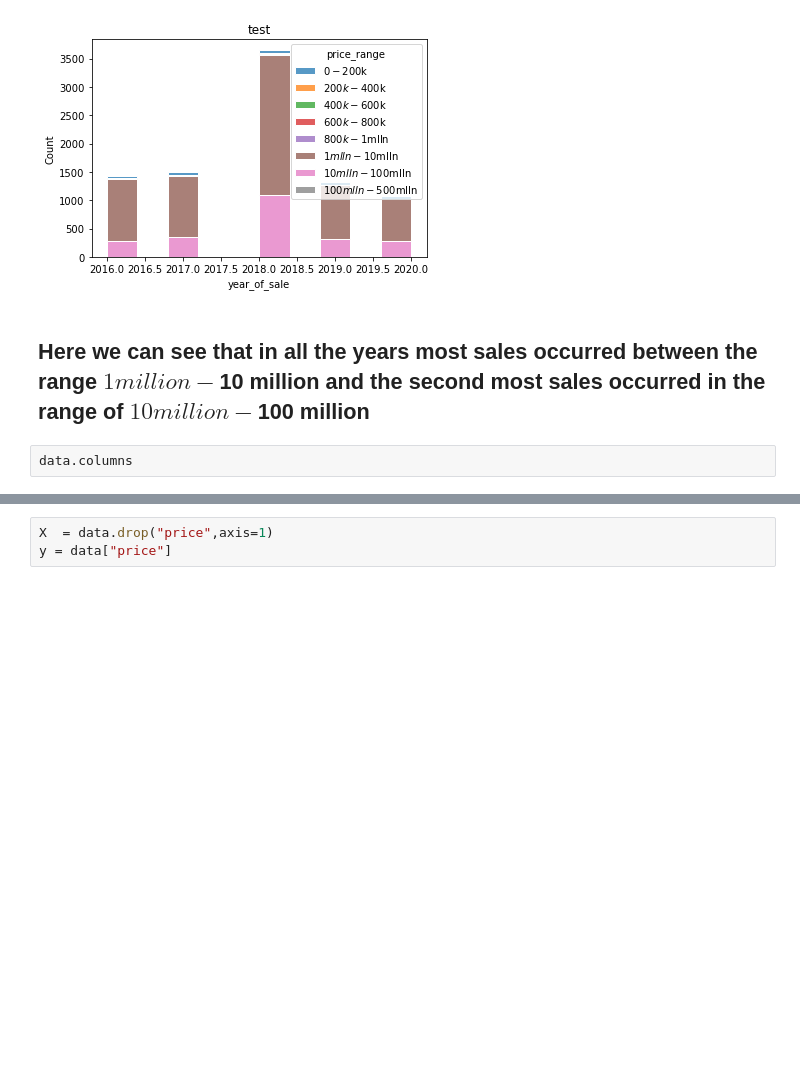
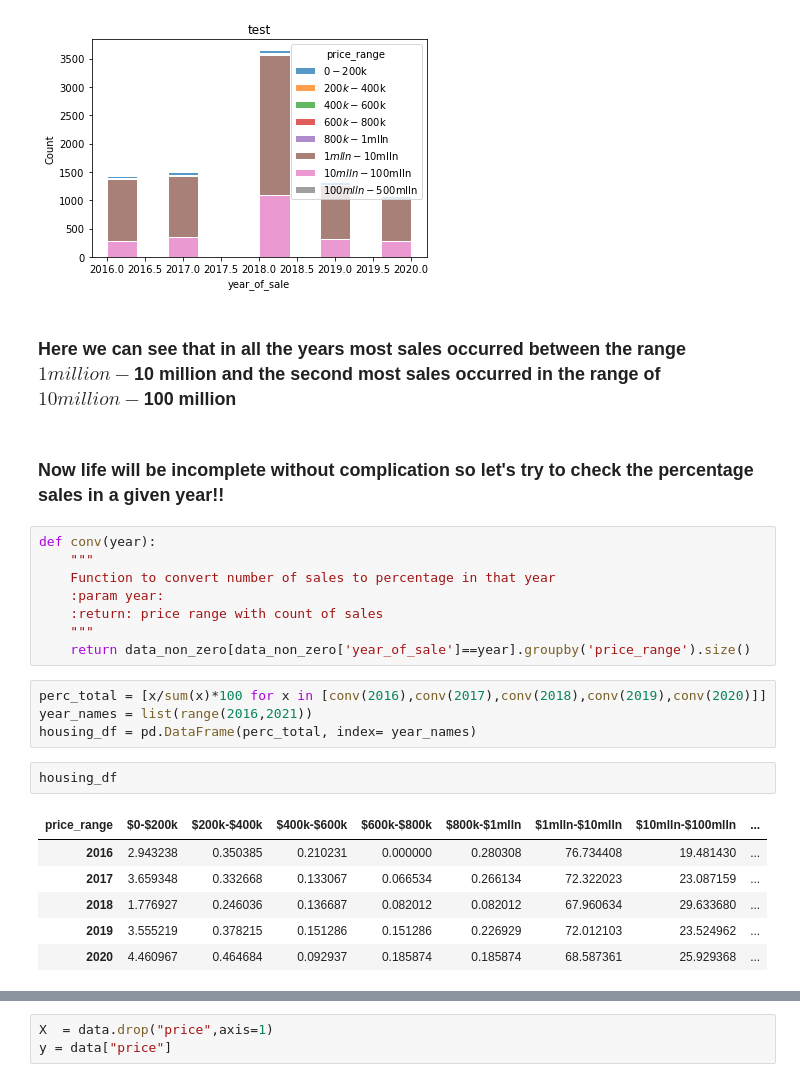
Before and after one commit to nipunikajain/Housing_Price_Prediction_OOP, a Jupyter notebook: Housing_price.ipynb, the cells around one changed output, grey strips where cells are left out. Cells and saved outputs as stored; diff of their text form; blank space fills up the shorter version.

```diff
--- a/Housing_price.ipynb
+++ b/Housing_price.ipynb
@@ -93,6 +95,27 @@ ax.set_title('test')
 Text(0.5, 1.0, 'test')
 [figure]
 # %% [markdown]
-## Here we can see that in all the years most sales occurred between the range $1 million - $10 million and the second most sales occurred in the range of $10 million - $100 million
+### Here we can see that in all the years most sales occurred between the range $1 million - $10 million and the second most sales occurred in the range of $10 million - $100 million
-# %%
-data.columns
+# %% [markdown]
+### Now life will be incomplete without complication so let's try to check the percentage sales in a given year!!
+# %%
+def conv(year):
+    """
+    Function to convert number of sales to percentage in that year
+    :param year:
+    :return: price range with count of sales
+    """
+    return data_non_zero[data_non_zero['year_of_sale']==year].groupby('price_range').size()
+# %%
+perc_total = [x/sum(x)*100 for x in [conv(2016),conv(2017),conv(2018),conv(2019),conv(2020)]]
+year_names = list(range(2016,2021))
+housing_df = pd.DataFrame(perc_total, index= year_names)
+# %%
+housing_df
+# %% [output]
+| price_range | $0-$200k | $200k-$400k | $400k-$600k | $600k-$800k | $800k-$1mlln | $1mlln-$10mlln | $10mlln-$100mlln | ... |
+| 2016 | 2.943238 | 0.350385 | 0.210231 | 0.000000 | 0.280308 | 76.734408 | 19.481430 | ... |
+| 2017 | 3.659348 | 0.332668 | 0.133067 | 0.066534 | 0.266134 | 72.322023 | 23.087159 | ... |
+| 2018 | 1.776927 | 0.246036 | 0.136687 | 0.082012 | 0.082012 | 67.960634 | 29.633680 | ... |
+| 2019 | 3.555219 | 0.378215 | 0.151286 | 0.151286 | 0.226929 | 72.012103 | 23.524962 | ... |
+| 2020 | 4.460967 | 0.464684 | 0.092937 | 0.185874 | 0.185874 | 68.587361 | 25.929368 | ... |
```
Also changed, not shown: parts of 3 cells of this notebook.
